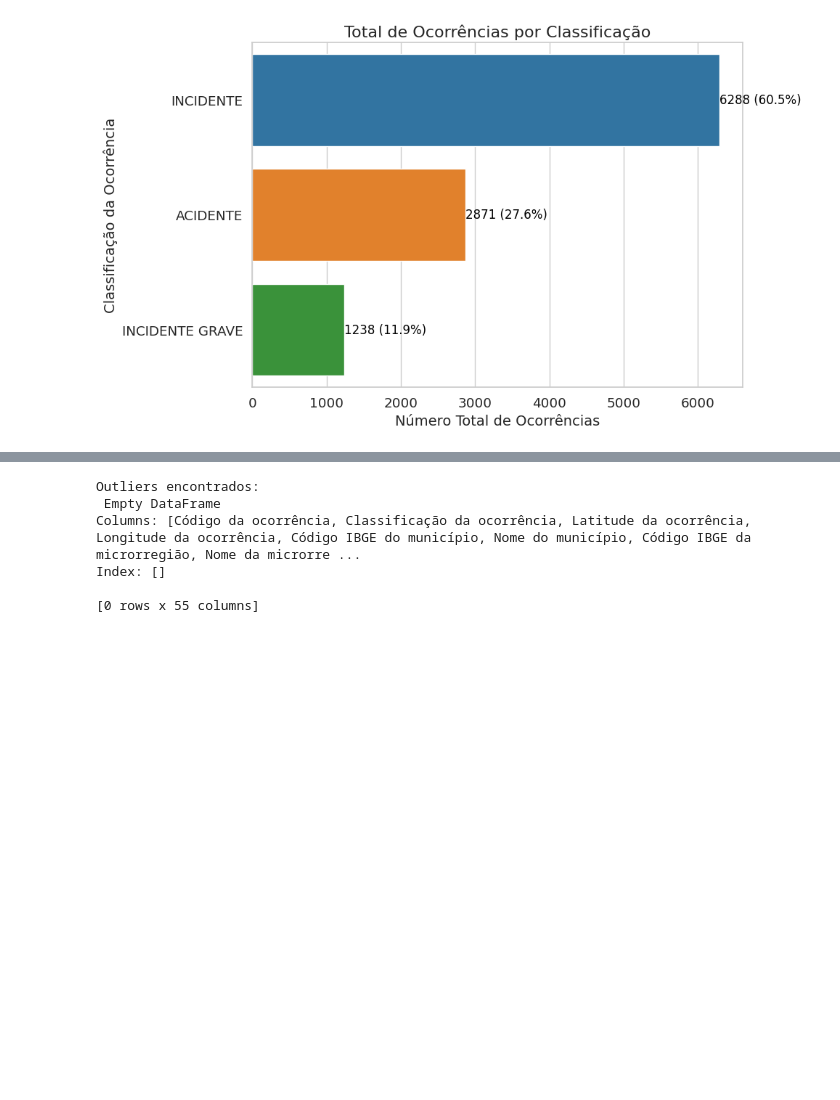
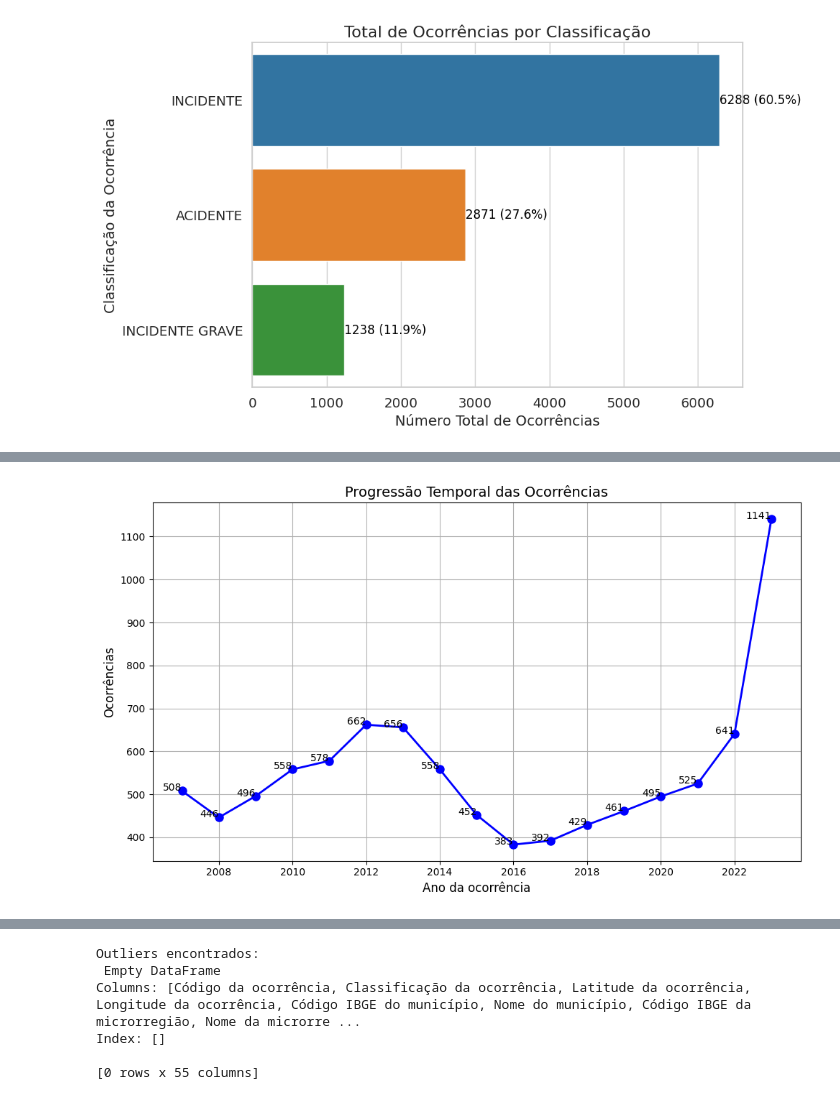
Before and after one commit to rhaulmendonca/Acidentes-por-Aeronave, a Jupyter notebook: Sistemas de Apoio à Decisão/CENIPA_Acidentes_por_aeronave.ipynb, the cells around one changed output, grey strips where cells are left out. Saved outputs shown, nothing was run; the diff lists cells and outputs as text; code cells hidden in the pictures; blank space fills up the shorter version.

```diff
--- a/Sistemas de Apoio à Decisão/CENIPA_Acidentes_por_aeronave.ipynb
+++ b/Sistemas de Apoio à Decisão/CENIPA_Acidentes_por_aeronave.ipynb
@@ -297,0 +343,23 @@ Passing `palette` without assigning `hue` is deprecated and will be removed in v
+# %%
+# Contando o número de ocorrências por ano
+df_grouped = df.groupby('Ano da ocorrência').size().reset_index(name='Ocorrências')
+
+# Plotando o gráfico
+plt.figure(figsize=(10, 6))
+plt.plot(df_grouped['Ano da ocorrência'], df_grouped['Ocorrências'], marker='o', color='b', linestyle='-', linewidth=2, markersize=8)
+
+# Adicionando título e rótulos aos eixos
+plt.title('Progressão Temporal das Ocorrências', fontsize=14)
+plt.xlabel('Ano da ocorrência', fontsize=12)
+plt.ylabel('Ocorrências', fontsize=12)
+
+# Exibindo as labels para cada ponto
+for i, txt in enumerate(df_grouped['Ocorrências']):
+    plt.text(df_grouped['Ano da ocorrência'].iloc[i], df_grouped['Ocorrências'].iloc[i], str(txt), fontsize=10, ha='right')
+
+# Exibindo o gráfico
+plt.grid(True)
+plt.tight_layout()
+plt.show()
+# %% [output]
+[figure, added]
```
Also changed, not shown: parts of 4 cells of this notebook.
